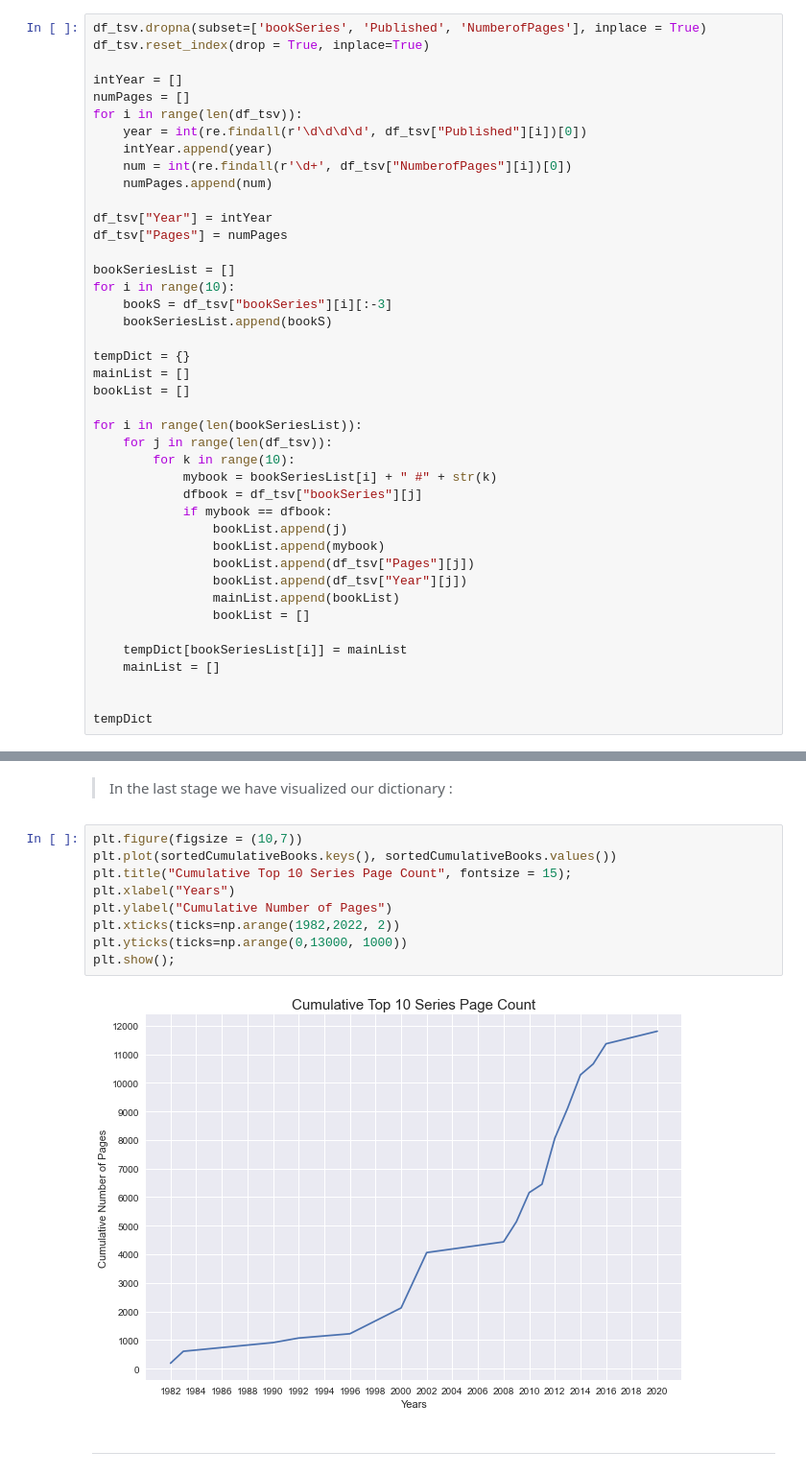
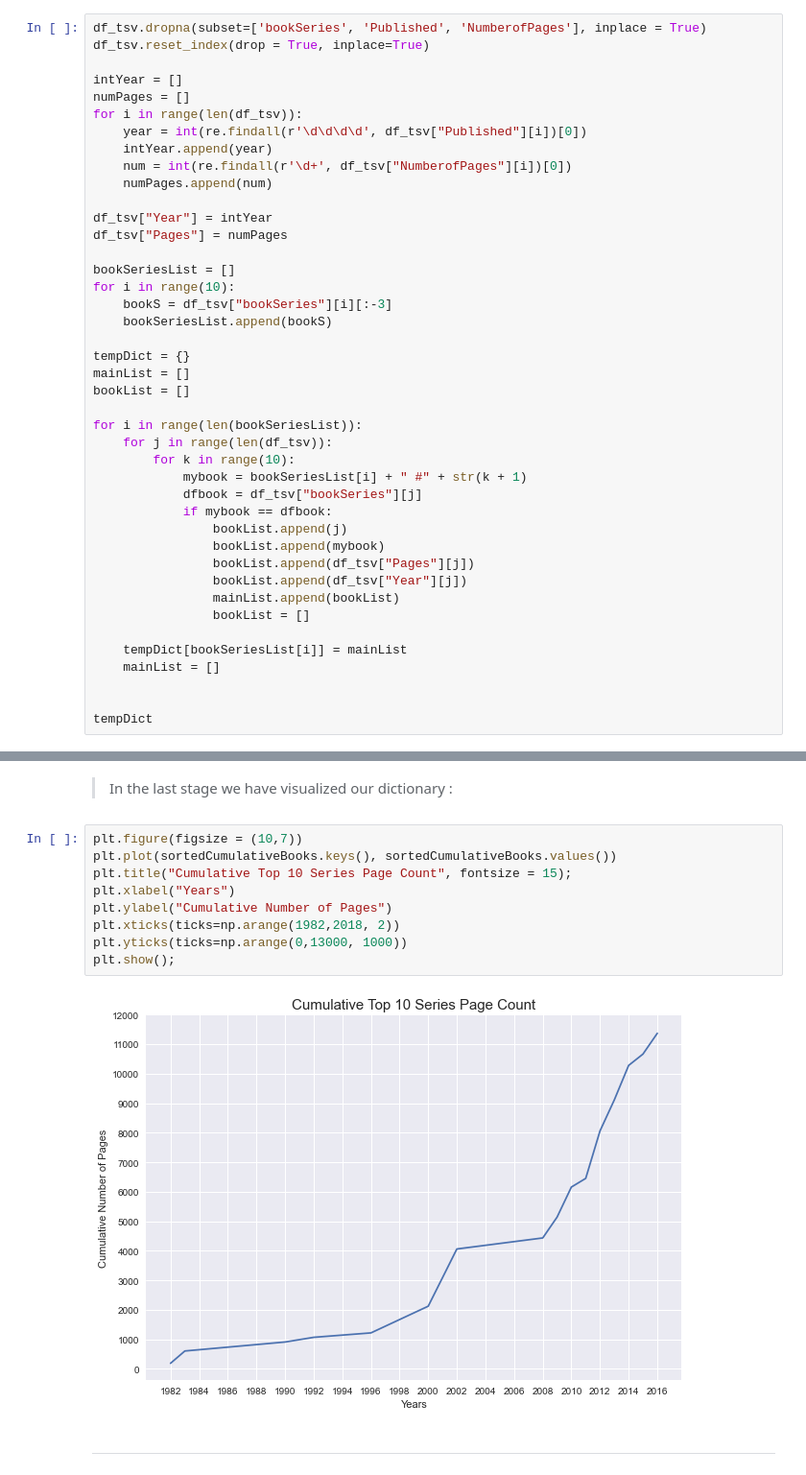
Before and after one commit to mehrzadjafari/ADM-HW3, a Jupyter notebook: ADM-HW3.ipynb, the cells around one changed output, grey strips where cells are left out. Shown at 96% size. Cells and saved outputs as stored; diff of their text form.

```diff
--- a/ADM-HW3.ipynb
+++ b/ADM-HW3.ipynb
@@ -462,7 +462,7 @@ bookList = []
 for i in range(len(bookSeriesList)):
     for j in range(len(df_tsv)):
         for k in range(10):
-            mybook = bookSeriesList[i] + " #" + str(k)
+            mybook = bookSeriesList[i] + " #" + str(k + 1)
             dfbook = df_tsv["bookSeries"][j]
             if mybook == dfbook:
                 bookList.append(j)
@@ -546,14 +545,14 @@ sortedCumulativeBooks
 # %%
 plt.figure(figsize = (10,7))
 plt.plot(sortedCumulativeBooks.keys(), sortedCumulativeBooks.values())
 plt.title("Cumulative Top 10 Series Page Count", fontsize = 15);
 plt.xlabel("Years")
 plt.ylabel("Cumulative Number of Pages")
-plt.xticks(ticks=np.arange(1982,2022, 2))
+plt.xticks(ticks=np.arange(1982,2018, 2))
 plt.yticks(ticks=np.arange(0,13000, 1000))
 plt.show();
 # %% [output]
-[figure, old version]
+[figure, new version]
 # %% [markdown]
 ------------
 # %% [markdown]
```
Also changed, not shown: parts of 18 cells of this notebook, 1 other file.
